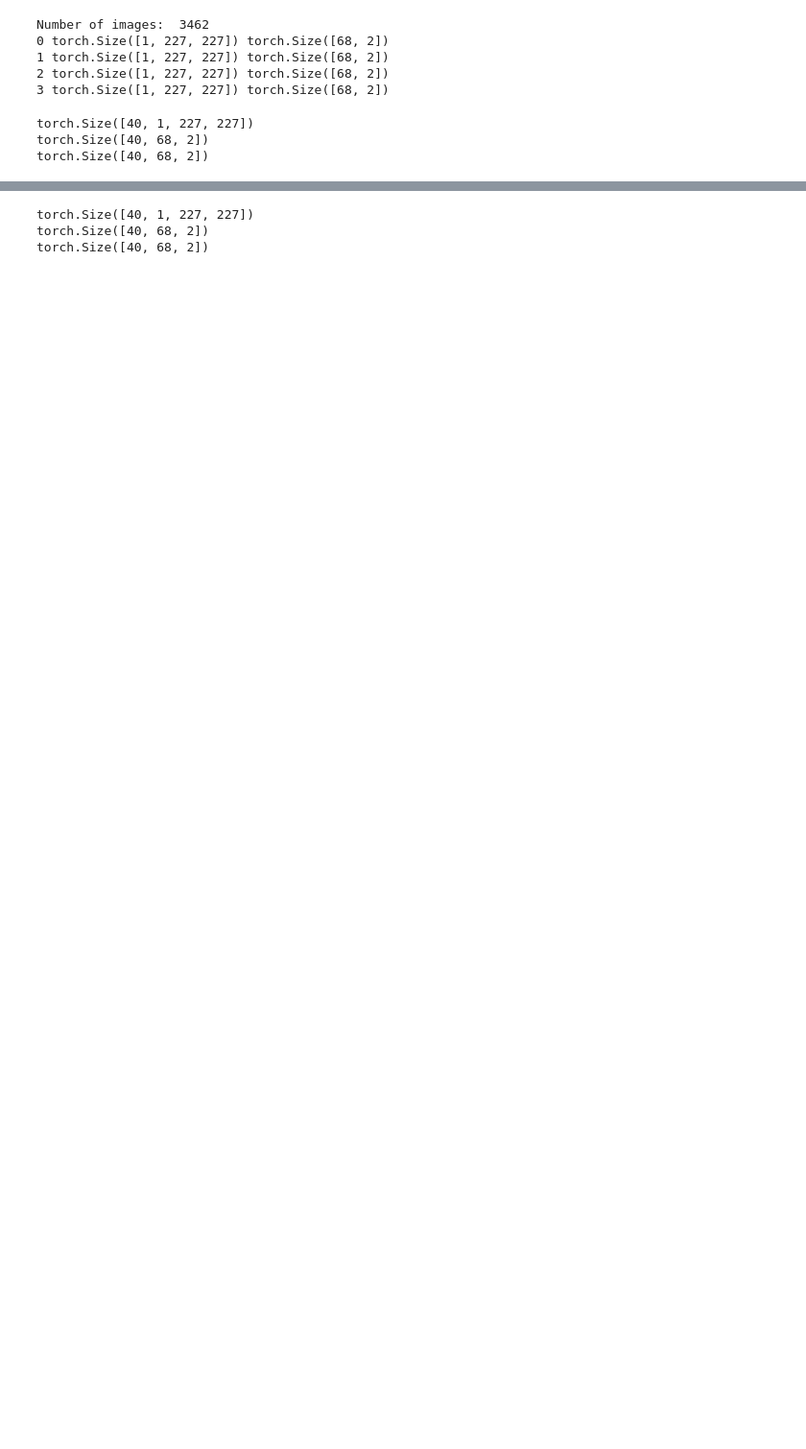
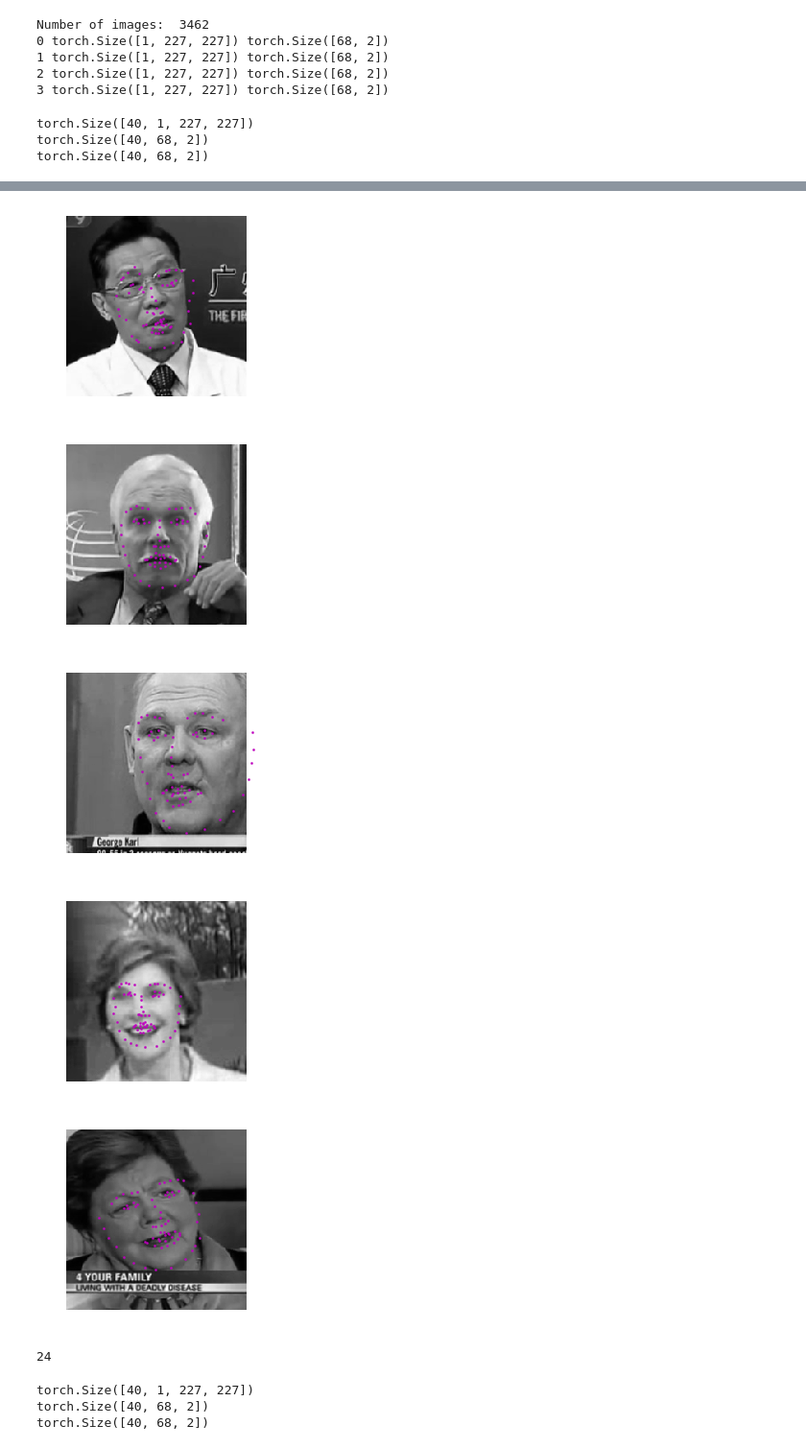
Before and after one commit to iamshnoo/face_recognition, a Jupyter notebook: mini.ipynb, the cells around one changed output, grey strips where cells are left out. Shown at 96% size. Drawn from its saved outputs; the diff is of its cells as text; code cells hidden in the pictures; blank space fills up the shorter version.

```diff
--- a/mini.ipynb
+++ b/mini.ipynb
@@ -628,0 +690,14 @@ Finished Training
+# %%
+b = 0
+c = 0
+for i in range(19):
+  a,l = sample_output()
+  b += a
+  c += l
+  print('Batch ' + str(i+1) + '  - ' + ' Accuracy : ' + str(round(a,2)) + '    Loss : ' + str(round(l,2)))
+
+b = b/19
+c = c/19
+
+print('Average accuracy in 760 test images : ' + str(round(b,2)) )
+print('Average loss in 760 test images : ' + str(round(c,2)) )
@@ -629,3 +735,30 @@ Finished Training
+# %%
+# get a sample of test data again
+test_images, test_outputs, gt_pts = net_sample_output()
+
+visualize_output(test_images, test_outputs, gt_pts)
+
+gt_pts = gt_pts.float()
+
+correct = 0
+
+list_1 = gt_pts[1].cpu().numpy()
+list_2 = test_outputs[1].detach().cpu().numpy()
+
+for i in range(len(list_1)):
+  pred = ( (list_1[i] - list_2[i]) <= 0.05 )
+  if(pred.all()==True):
+    correct += 1
+
+print("\n")
+print(correct)
+# %% [output]
+[figure, added]
+[figure, added]
+[figure, added]
+[figure, added]
+[figure, added]
+24
 # %%
 # get a sample of test data again
 test_images, test_outputs, gt_pts = net_sample_output()
```
Also changed, not shown: parts of 40 cells of this notebook.
